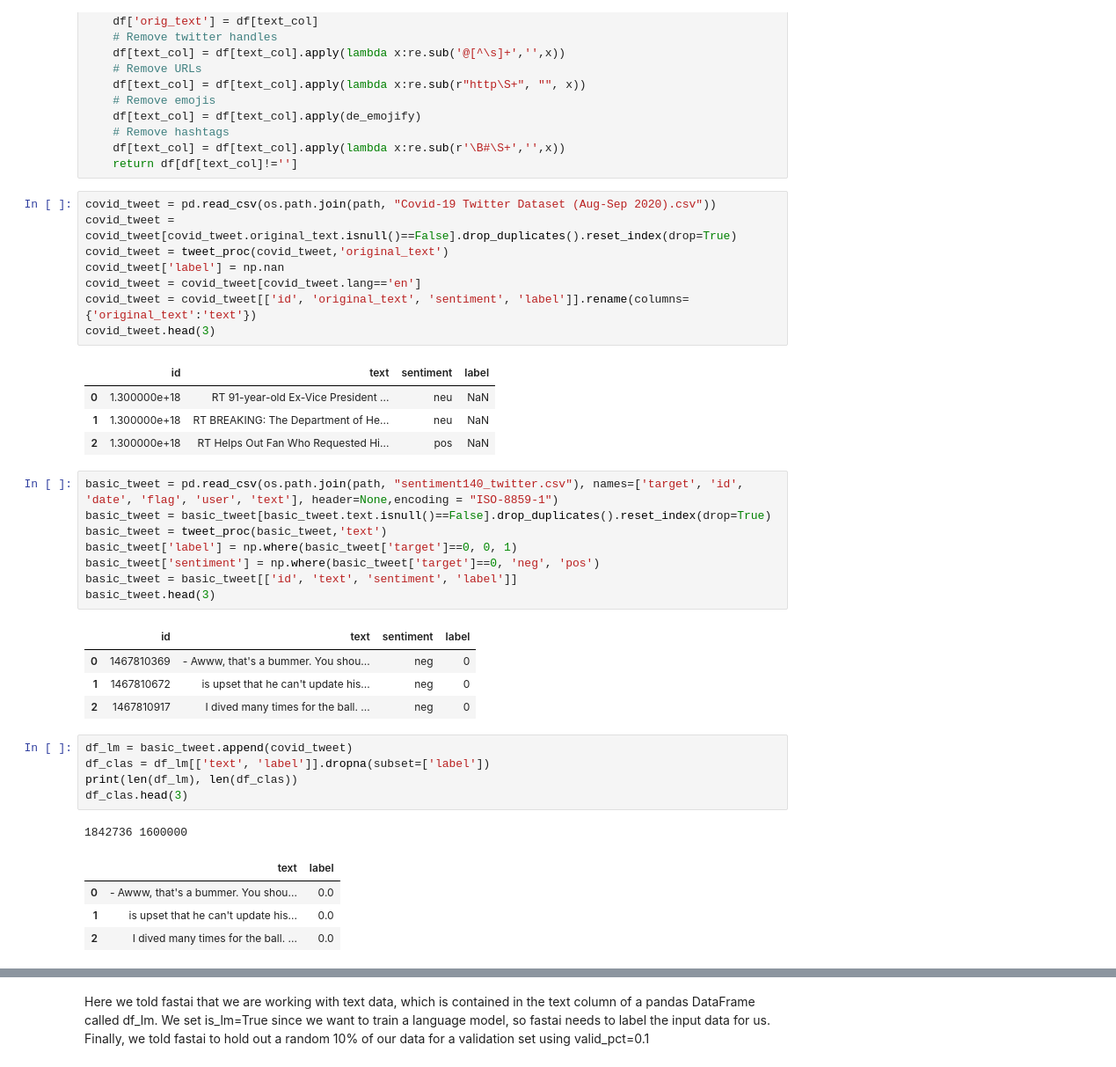
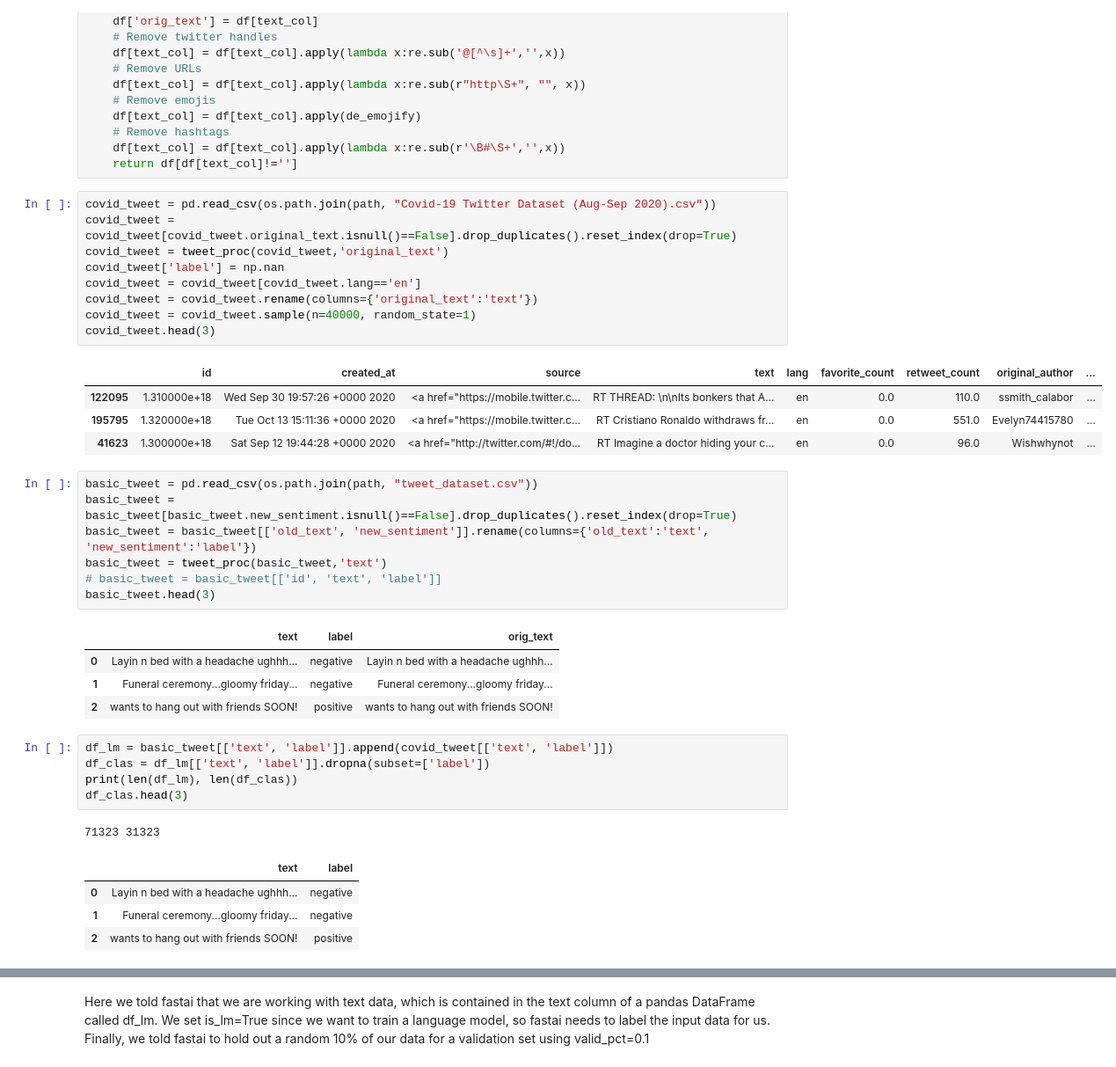
Before and after one commit to jinfeijoy/NLP, a Jupyter notebook: kaggle_Twitter_sentiment/notebook/Basic_twitter_sentiment_analysis_fastai.ipynb, the cells around one changed output, grey strips where cells are left out. Shown at 88% size. Cells and saved outputs as stored; diff of their text form.

```diff
--- a/kaggle_Twitter_sentiment/notebook/Basic_twitter_sentiment_analysis_fastai.ipynb
+++ b/kaggle_Twitter_sentiment/notebook/Basic_twitter_sentiment_analysis_fastai.ipynb
@@ -26,40 +27,40 @@ def tweet_proc(df, text_col='text'):
 # %%
 covid_tweet = pd.read_csv(os.path.join(path, "Covid-19 Twitter Dataset (Aug-Sep 2020).csv"))
 covid_tweet = covid_tweet[covid_tweet.original_text.isnull()==False].drop_duplicates().reset_index(drop=True)
 covid_tweet = tweet_proc(covid_tweet,'original_text')
 covid_tweet['label'] = np.nan
 covid_tweet = covid_tweet[covid_tweet.lang=='en']
-covid_tweet = covid_tweet[['id', 'original_text', 'sentiment', 'label']].rename(columns={'original_text':'text'})
+covid_tweet = covid_tweet.rename(columns={'original_text':'text'})
+covid_tweet = covid_tweet.sample(n=40000, random_state=1)
 covid_tweet.head(3)
 # %% [output]
-|  | id | text | sentiment | label |
-| 0 | 1.300000e+18 | RT 91-year-old Ex-Vice President ... | neu | NaN |
-| 1 | 1.300000e+18 | RT BREAKING: The Department of He... | neu | NaN |
-| 2 | 1.300000e+18 | RT Helps Out Fan Who Requested Hi... | pos | NaN |
+|  | id | created_at | source | text | lang | favorite_count | retweet_count | original_author | ... |
+| 122095 | 1.310000e+18 | Wed Sep 30 19:57:26 +0000 2020 | <a href="https://mobile.twitter.c... | RT THREAD: \n\nIts bonkers that A... | en | 0.0 | 110.0 | ssmith_calabor | ... |
+| 195795 | 1.320000e+18 | Tue Oct 13 15:11:36 +0000 2020 | <a href="https://mobile.twitter.c... | RT Cristiano Ronaldo withdraws fr... | en | 0.0 | 551.0 | Evelyn74415780 | ... |
+| 41623 | 1.300000e+18 | Sat Sep 12 19:44:28 +0000 2020 | <a href="http://twitter.com/#!/do... | RT Imagine a doctor hiding your c... | en | 0.0 | 96.0 | Wishwhynot | ... |
 # %%
-basic_tweet = pd.read_csv(os.path.join(path, "sentiment140_twitter.csv"), names=['target', 'id', 'date', 'flag', 'user', 'text'], header=None,encoding = "ISO-8859-1")
-basic_tweet = basic_tweet[basic_tweet.text.isnull()==False].drop_duplicates().reset_index(drop=True)
+basic_tweet = pd.read_csv(os.path.join(path, "tweet_dataset.csv"))
+basic_tweet = basic_tweet[basic_tweet.new_sentiment.isnull()==False].drop_duplicates().reset_index(drop=True)
+basic_tweet = basic_tweet[['old_text', 'new_sentiment']].rename(columns={'old_text':'text', 'new_sentiment':'label'})
 basic_tweet = tweet_proc(basic_tweet,'text')
-basic_tweet['label'] = np.where(basic_tweet['target']==0, 0, 1)
-basic_tweet['sentiment'] = np.where(basic_tweet['target']==0, 'neg', 'pos')
-basic_tweet = basic_tweet[['id', 'text', 'sentiment', 'label']]
+# basic_tweet = basic_tweet[['id', 'text', 'label']]
 basic_tweet.head(3)
 # %% [output]
-|  | id | text | sentiment | label |
-| 0 | 1467810369 | - Awww, that's a bummer. You shou... | neg | 0 |
-| 1 | 1467810672 | is upset that he can't update his... | neg | 0 |
-| 2 | 1467810917 | I dived many times for the ball. ... | neg | 0 |
+|  | text | label | orig_text |
+| 0 | Layin n bed with a headache ughhh... | negative | Layin n bed with a headache ughhh... |
+| 1 | Funeral ceremony...gloomy friday... | negative | Funeral ceremony...gloomy friday... |
+| 2 | wants to hang out with friends SOON! | positive | wants to hang out with friends SOON! |
 # %%
-df_lm = basic_tweet.append(covid_tweet)
+df_lm = basic_tweet[['text', 'label']].append(covid_tweet[['text', 'label']])
 df_clas = df_lm[['text', 'label']].dropna(subset=['label'])
 print(len(df_lm), len(df_clas))
 df_clas.head(3)
 # %% [output]
-1842736 1600000
+71323 31323
 |  | text | label |
-| 0 | - Awww, that's a bummer. You shou... | 0.0 |
-| 1 | is upset that he can't update his... | 0.0 |
-| 2 | I dived many times for the ball. ... | 0.0 |
+| 0 | Layin n bed with a headache ughhh... | negative |
+| 1 | Funeral ceremony...gloomy friday... | negative |
+| 2 | wants to hang out with friends SOON! | positive |
 # %% [markdown]
 # DL & Transfer Learning with fastai
 some reference:
```
Also changed, not shown: parts of 43 cells of this notebook.
